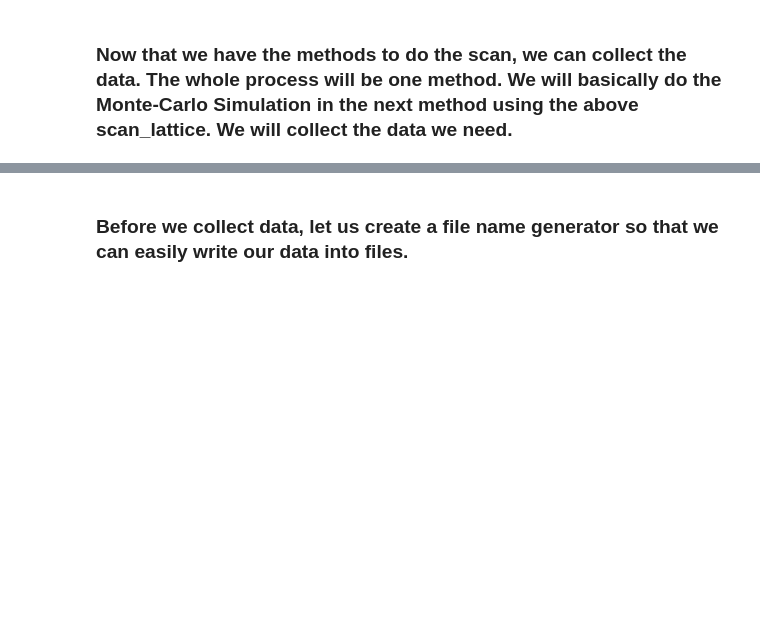
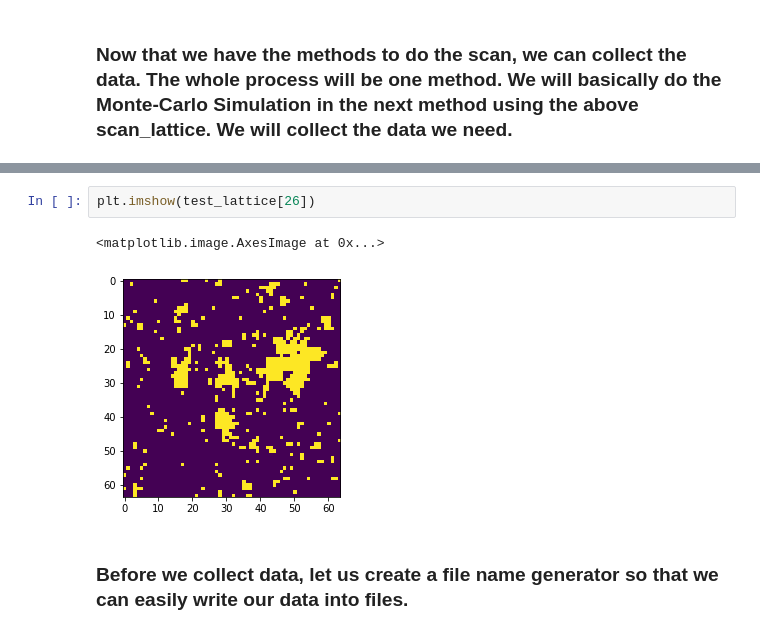
Before and after one commit to DisQS/MachineLearning-IsingModel2D, a Jupyter notebook: MachineLearning-IsingModel2D_Monte_Carlo_Simulation.ipynb, the cells around one changed output, grey strips where cells are left out. Cells and saved outputs as stored; diff of their text form; blank space fills up the shorter version.

```diff
--- a/MachineLearning-IsingModel2D_Monte_Carlo_Simulation.ipynb
+++ b/MachineLearning-IsingModel2D_Monte_Carlo_Simulation.ipynb
@@ -282,3 +285,8 @@ Lattice size:  4 x 4 . J:  -1  h:  0
+# %%
+plt.imshow(test_lattice[26])
+# %% [output]
+<matplotlib.image.AxesImage at 0x...>
+[figure, added]
 # %% [markdown]
 <h3>Before we collect data, let us create a file name generator so that we can easily write our data into files.</h3>
 # %% [markdown]
```
Also changed, not shown: parts of 18 cells of this notebook, 1 other file.
